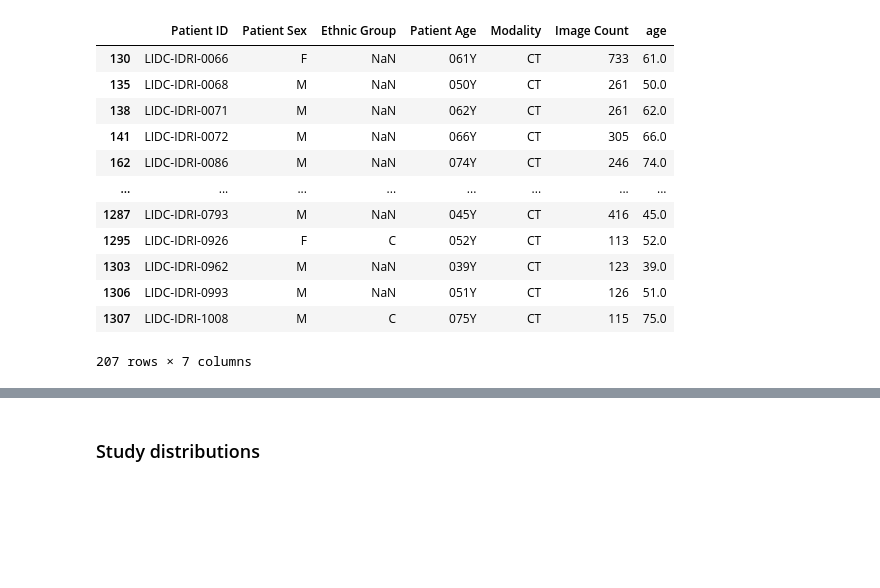
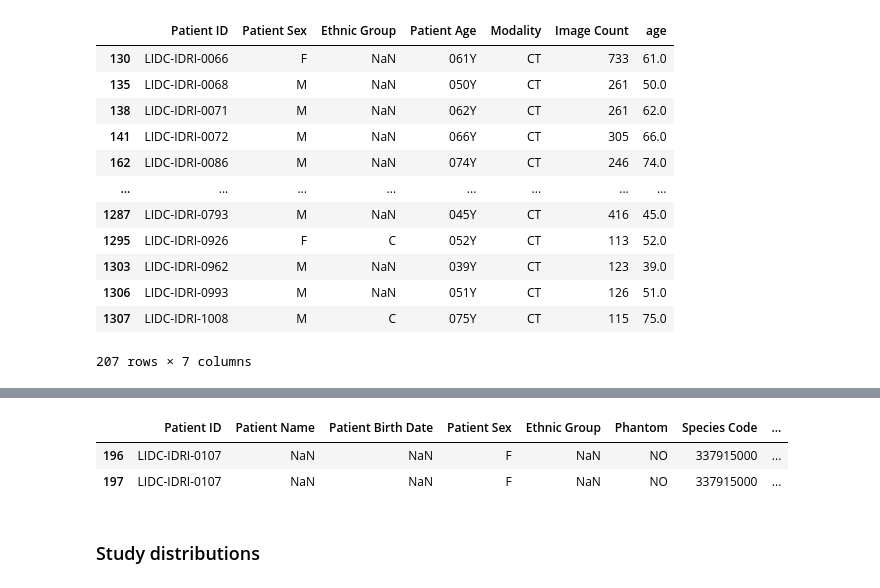
Before and after one commit to mireiafrt/master-thesis, a Jupyter notebook: notebooks/metadata_eda.ipynb, the cells around one changed output, grey strips where cells are left out. Drawn from its saved outputs; the diff is of its cells as text; code cells hidden in the pictures; blank space fills up the shorter version.

```diff
--- a/notebooks/metadata_eda.ipynb
+++ b/notebooks/metadata_eda.ipynb
@@ -160,3 +194,9 @@ sub_df_1
+# %%
+df[df['Patient ID']=='LIDC-IDRI-0107']
+# %% [output]
+|  | Patient ID | Patient Name | Patient Birth Date | Patient Sex | Ethnic Group | Phantom | Species Code | ... |
+| 196 | LIDC-IDRI-0107 | NaN | NaN | F | NaN | NO | 337915000 | ... |
+| 197 | LIDC-IDRI-0107 | NaN | NaN | F | NaN | NO | 337915000 | ... |
 # %% [markdown]
 ### Study distributions
 # %%
```
Also changed, not shown: parts of 14 cells of this notebook, 1 other file.
